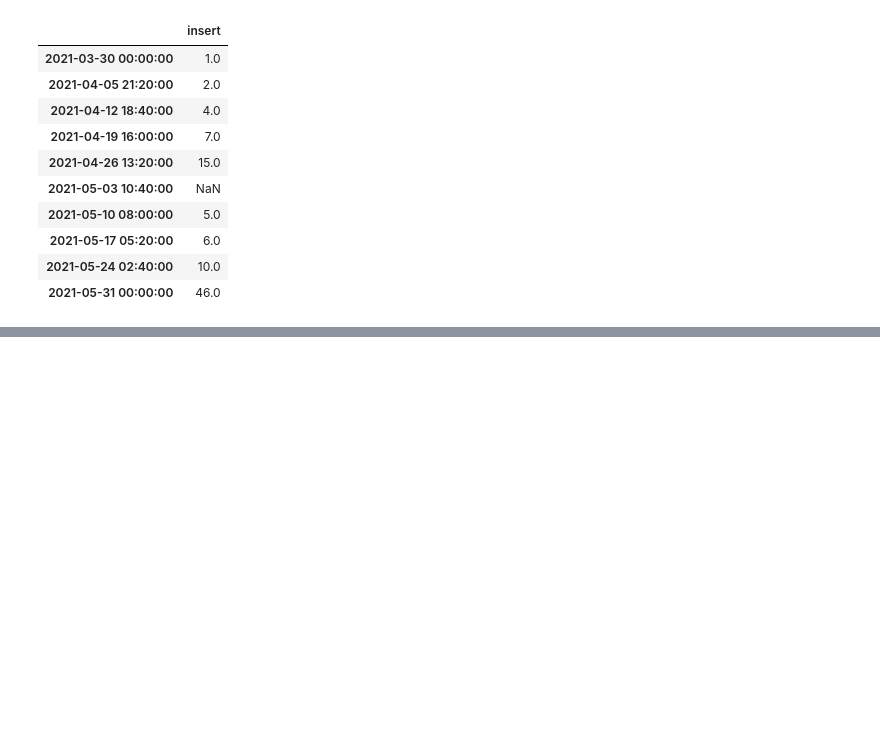
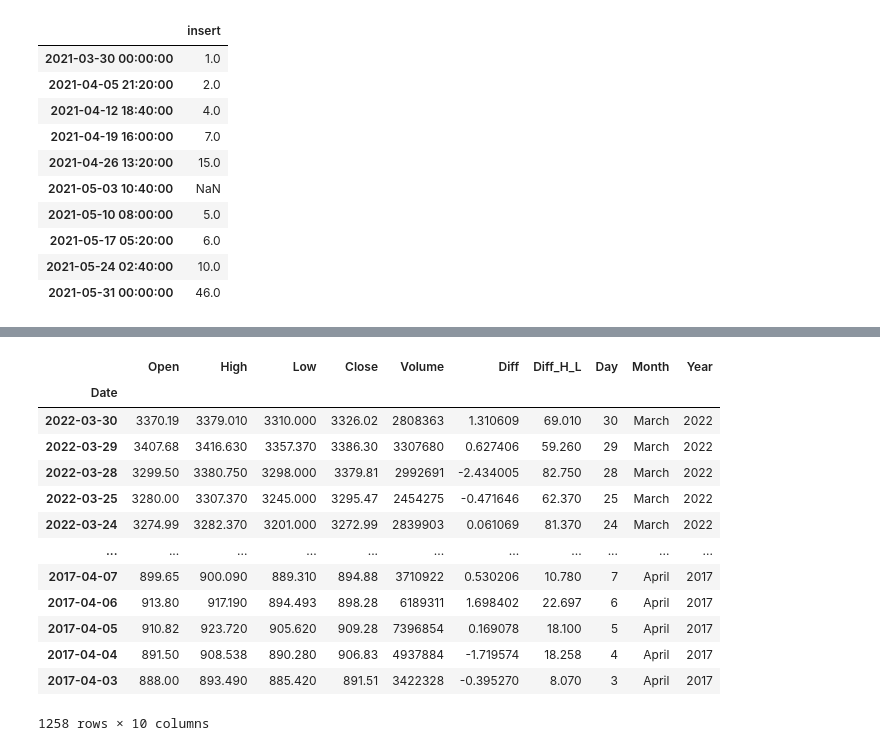
Before and after one commit to jdre1/Machine-Learning-Bootcamp, a Jupyter notebook: supervised/01_basic/extracting_featurtes.ipynb, the cells around one changed output, grey strips where cells are left out. Drawn from its saved outputs; the diff is of its cells as text; code cells hidden in the pictures; blank space fills up the shorter version.

```diff
--- a/supervised/01_basic/extracting_featurtes.ipynb
+++ b/supervised/01_basic/extracting_featurtes.ipynb
@@ -120,0 +177,20 @@ _ = df_aw_1['insert'].fillna(method='bfill').plot(grid=True, color='green')
+# %%
+df_raw['Day'] = df_raw.index.day
+df_raw['Month'] = df_raw.index.month_name()
+df_raw['Year'] = df_raw.index.year
+df_raw
+# %% [output]
+|  | Open | High | Low | Close | Volume | Diff | Diff_H_L | Day | Month | Year |
+| Date |  |  |  |  |  |  |  |  |  |  |
+| 2022-03-30 | 3370.19 | 3379.010 | 3310.000 | 3326.02 | 2808363 | 1.310609 | 69.010 | 30 | March | 2022 |
+| 2022-03-29 | 3407.68 | 3416.630 | 3357.370 | 3386.30 | 3307680 | 0.627406 | 59.260 | 29 | March | 2022 |
+| 2022-03-28 | 3299.50 | 3380.750 | 3298.000 | 3379.81 | 2992691 | -2.434005 | 82.750 | 28 | March | 2022 |
+| 2022-03-25 | 3280.00 | 3307.370 | 3245.000 | 3295.47 | 2454275 | -0.471646 | 62.370 | 25 | March | 2022 |
+| 2022-03-24 | 3274.99 | 3282.370 | 3201.000 | 3272.99 | 2839903 | 0.061069 | 81.370 | 24 | March | 2022 |
+| ... | ... | ... | ... | ... | ... | ... | ... | ... | ... | ... |
+| 2017-04-07 | 899.65 | 900.090 | 889.310 | 894.88 | 3710922 | 0.530206 | 10.780 | 7 | April | 2017 |
+| 2017-04-06 | 913.80 | 917.190 | 894.493 | 898.28 | 6189311 | 1.698402 | 22.697 | 6 | April | 2017 |
+| 2017-04-05 | 910.82 | 923.720 | 905.620 | 909.28 | 7396854 | 0.169078 | 18.100 | 5 | April | 2017 |
+| 2017-04-04 | 891.50 | 908.538 | 890.280 | 906.83 | 4937884 | -1.719574 | 18.258 | 4 | April | 2017 |
+| 2017-04-03 | 888.00 | 893.490 | 885.420 | 891.51 | 3422328 | -0.395270 | 8.070 | 3 | April | 2017 |
+1258 rows × 10 columns
```
Also changed, not shown: parts of 13 cells of this notebook.
